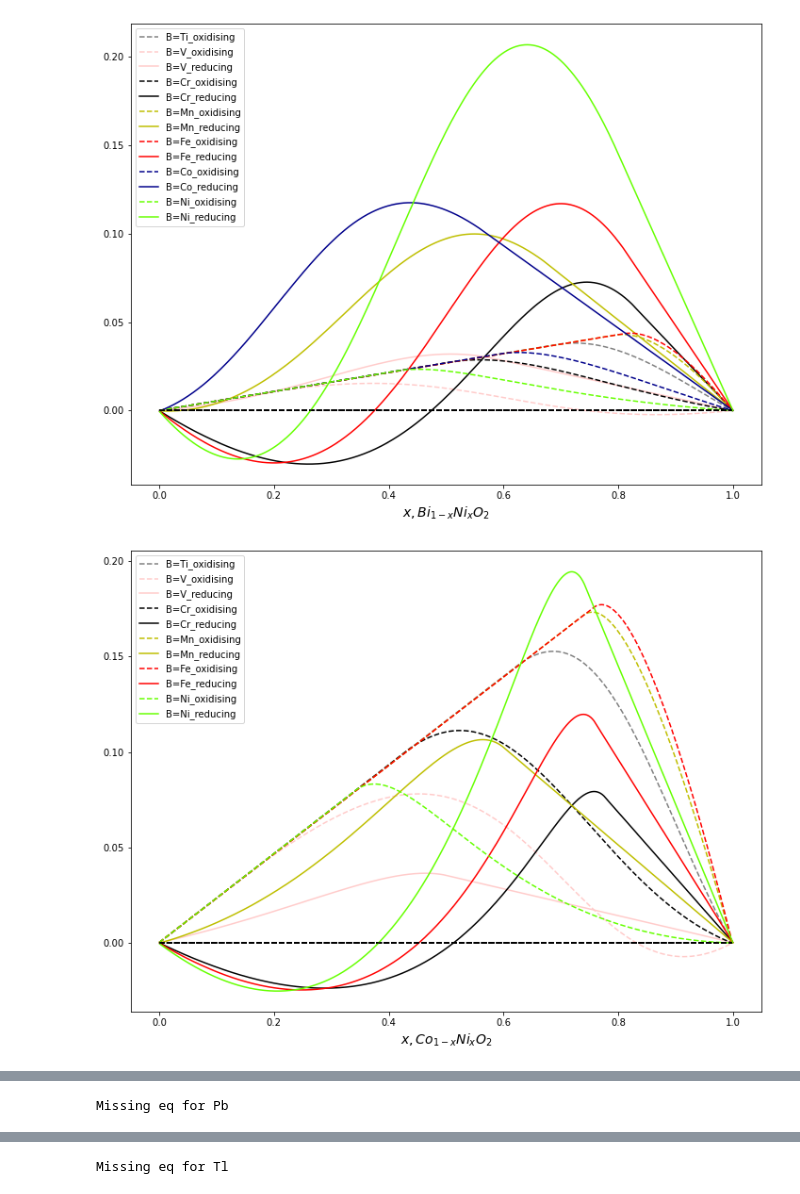
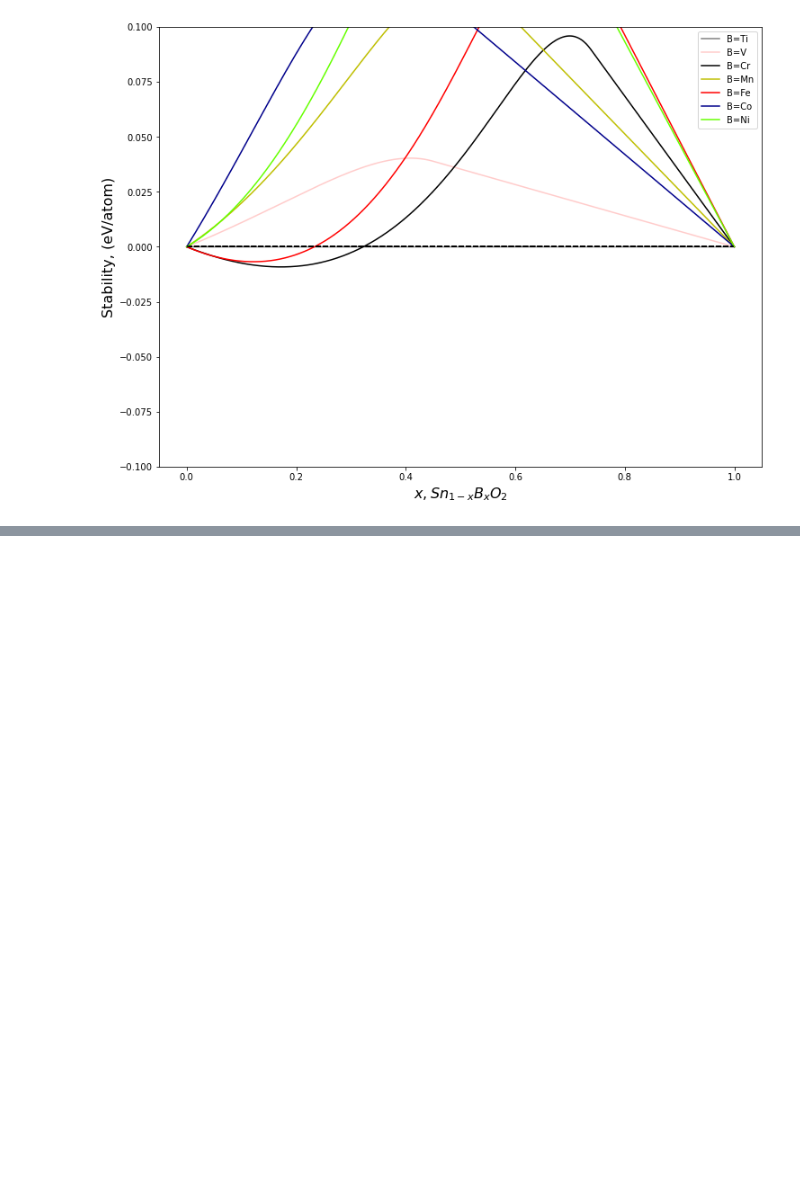
Before and after one commit to michaelcraiger/fefos, a Jupyter notebook: formation_energy_mixer.ipynb, the cells around one changed output, grey strips where cells are left out. Saved outputs shown, nothing was run; the diff lists cells and outputs as text; code cells hidden in the pictures; blank space fills up the shorter version.

Commit message:
added elements to mixer

```diff
--- a/formation_energy_mixer.ipynb
+++ b/formation_energy_mixer.ipynb
@@ -307,61 +343,50 @@ def oxidation_reduction_equation(x, ox_conc, o1, o2, o3, r1, r2, r3):
     """
     return (o1*x**2+o2*x+o3)+(r1*(ox_conc*x/(1-ox_conc))**2+r2*(ox_conc*x/(1-ox_conc))+r3)
 # %%
-# need to redefine quad equations to oqmd
+#oqmd_quadratic_equations_red['Sn'] = [8.77901914e-02, 1.37214235e-01, 9.61481343e-17]
 
-mp_quadratic_equations_ox['Co'] = oqmd_quadratic_equations_ox['Co']
-mp_quadratic_equations_red['Co'] = oqmd_quadratic_equations_red['Co']
-
-mp_quadratic_equations_ox['Ni'] = oqmd_quadratic_equations_ox['Ni']
-mp_quadratic_equations_red['Ni'] = oqmd_quadratic_equations_red['Ni']
-
-mp_quadratic_equations_ox['W'] = oqmd_quadratic_equations_ox['W']
-mp_quadratic_equations_red['W'] = oqmd_quadratic_equations_red['W']
-
-mp_quadratic_equations_ox['Sb'] = oqmd_quadratic_equations_ox['Sb']
-mp_quadratic_equations_red['Sb'] = oqmd_quadratic_equations_red['Sb']
-
-mp_quadratic_equations_ox['Sn'] = oqmd_quadratic_equations_ox['Sn']
-mp_quadratic_equations_red['Sn'] = oqmd_quadratic_equations_red['Sn']
-
-
-for housing_element in abundant_hosts:
-    if housing_element not in mp_quadratic_equations_ox.keys() or housing_element not in mp_quadratic_equations_red.keys():
-        print("Missing eq for {}".format(housing_element))
-        continue
+for housing_element in ['Sn',]:
+#     if housing_element not in mp_quadratic_equations_ox.keys() or housing_element not in mp_quadratic_equations_red.keys():
+#         print("Missing eq for {}".format(housing_element))
+#         continue
     pairings = []
     ground_states =  []
     plt.figure(figsize=(12, 9))
-    concs = np.arange(0.0000001, 0.9999999, 0.001)
+    concs = np.arange(0.0000001, 0.9999999, 0.0001)
 
     for ele in d2metals['3']:
         if ele==housing_element:
             continue
 
-        pred_1, pred_2, ox_1, ox_2 = formation_energy_mixing(mp_quadratic_equations_ox[ele], mp_quadratic_equations_red[housing_element],
-                                                             mp_quadratic_equations_ox[housing_element], mp_quadratic_equations_red[ele], concs)
+#         pred_1, pred_2, ox_1, ox_2 = formation_energy_mixing(mp_quadratic_equations_ox[ele], mp_quadratic_equations_red[housing_element],
+#                                                              mp_quadratic_equations_ox[housing_element], mp_quadratic_equations_red[ele], concs)
 
+#         pred_1, pred_2, ox_1, ox_2 = formation_energy_mixing(mp_quadratic_equations_ox[ele], oqmd_quadratic_equations_red[housing_element],
+#                                                              mp_quadratic_equations_ox[housing_element], mp_quadratic_equations_red[ele], concs)
+        pred, ox = old_formation_energy_mixing(mp_quadratic_equations_red[ele], oqmd_quadratic_equations_ox[housing_element], concs)
 
-        can_reduce = True
-        can_oxidise = True
-        # check if it found any solutions
-        if sum(ox_1)==0:
-            #print("Cant reduce {}, and oxidise {}".format(housing_element, ele))
-            can_reduce = False
-        if sum(ox_2)==0:
-            #print("Cant oxidise {}, and reduce {}".format(housing_element, ele))
-            can_oxidise = False
+#         can_reduce = True
+#         can_oxidise = True
+#         # check if it found any solutions
+#         if sum(ox_1)==0:
+#             #print("Cant reduce {}, and oxidise {}".format(housing_element, ele))
+#             can_reduce = False
+#         if sum(ox_2)==0:
+#             #print("Cant oxidise {}, and reduce {}".format(housing_element, ele))
+#             can_oxidise = False
 
-        if can_reduce:
-            plt.plot(concs, pred_1, color=ele2col[ele], label="B={}_oxidising".format(ele), ls='--')#, 'r-')
-            plt.plot([concs[0], concs[-1]], [0, 0], 'k--')
-        if can_oxidise:
-            plt.plot(-np.array(concs)+1, pred_2, label="B={}_reducing".format(ele), ls='-', color=ele2col[ele])#, 'r-')
-            plt.plot([concs[0], concs[-1]], [0, 0], 'k--')
+#         if can_reduce:
+#             plt.plot(concs, pred_1, color=ele2col[ele], label="B={}_oxidising".format(ele), ls='--')#, 'r-')
+#             plt.plot([concs[0], concs[-1]], [0, 0], 'k--')
+#         if can_oxidise:
+        plt.plot(concs, pred, label="B={}".format(ele), ls='-', color=ele2col[ele])#, 'r-')
+        plt.plot([concs[0], concs[-1]], [0, 0], 'k--')
 
     plt.legend()
-    plt.xlabel("$x, {}_{{1-x}}{}_{{x}}O_{{2}}$".format(housing_element, ele), fontsize=14)
+    plt.xlabel("$x, {}_{{1-x}}B_{{x}}O_{{2}}$".format(housing_element, ), fontsize=16)
+    plt.ylabel("Stability, (eV/atom)", fontsize=16)
+    plt.ylim(-0.1, 0.1)
+    #plt.savefig("{}_higherdmixing.pdf".format(housing_element))
     plt.show()
 # %% [output]
-[figure, old version]
+[figure, new version]
-[figure, removed]
@@ -369 +392,0 @@ for housing_element in abundant_hosts:
-Missing eq for Pb
@@ -374 +392,0 @@ Missing eq for Pb
-Missing eq for Tl
```
Also changed, not shown: parts of 7 cells of this notebook.
